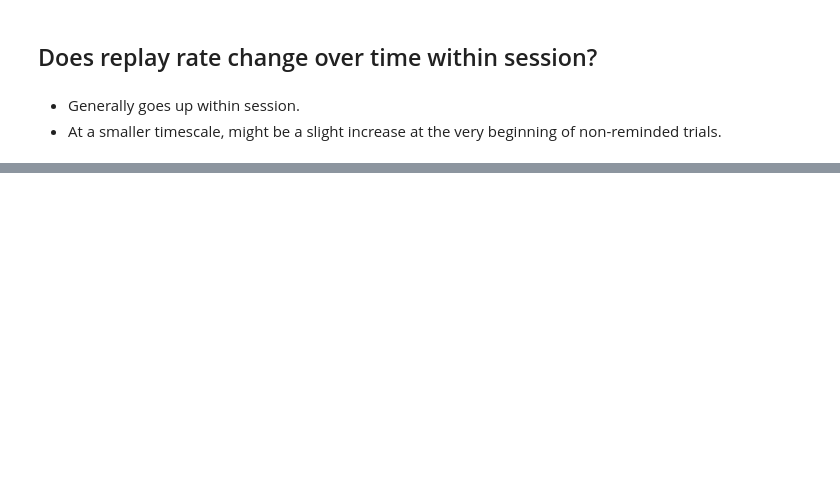
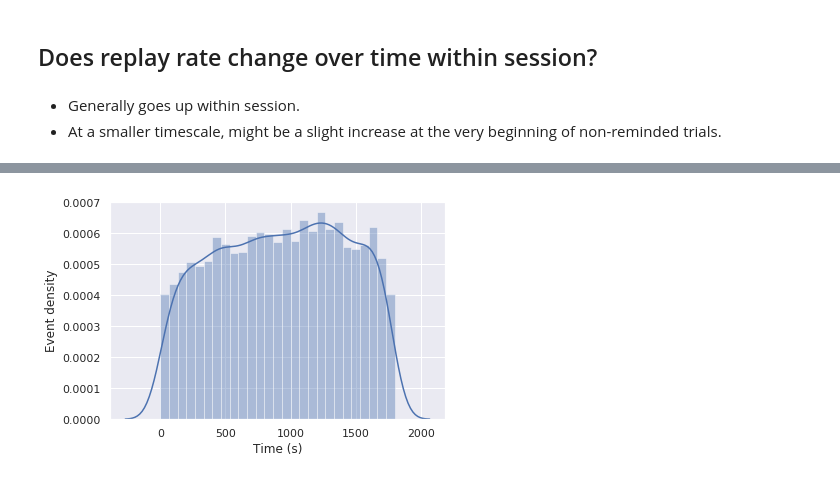
Before and after one commit to asugden/pool, a Jupyter notebook: notebooks/replay1/replay_rate_questions.ipynb, the cells around one changed output, grey strips where cells are left out. Drawn from its saved outputs; the diff is of its cells as text; code cells hidden in the pictures; blank space fills up the shorter version.

Commit message:
Work on notebook Ignore notebook checkpoints

```diff
--- a/notebooks/replay1/replay_rate_questions.ipynb
+++ b/notebooks/replay1/replay_rate_questions.ipynb
@@ -46,7 +47,7 @@ reminded_events, reminded_time, reminded_runs = 0, 0, 0
 # %%
 for mouse in mice:
     for date in mouse.dates():
-        for run in date.runs(runs=[6]):
+        for run in date.runs(runs=[6, 8]):
             c2p = run.classify2p()
             t2p = run.trace2p()
 
@@ -55,14 +56,14 @@ for mouse in mice:
             lo = t2p.lastonset()
             events = sum(counts['plus'] > lo) + sum(counts['minus'] > lo) + sum(counts['neutral'] > lo)
 
-            frames = results.values()[0].shape[0]
+            n_frames = results.values()[0].shape[0]
             framerate = t2p.framerate
 
             unreminded_events += events
-            unreminded_time += (frames - lo) * framerate
+            unreminded_time += (n_frames - lo) / framerate
             unreminded_runs += 1
 
-        for run in date.runs(runs=[9]):
+        for run in date.runs(runs=[9, 10, 11]):
             c2p = run.classify2p()
             t2p = run.trace2p()
 
@@ -71,11 +72,11 @@ for mouse in mice:
             lo = t2p.lastonset()
             events = sum(counts['plus'] > lo) + sum(counts['minus'] > lo) + sum(counts['neutral'] > lo)
 
-            frames = results.values()[0].shape[0]
+            n_frames = results.values()[0].shape[0]
             framerate = t2p.framerate
 
             reminded_events += events
-            reminded_time += (frames - lo) * framerate
+            reminded_time += (n_frames - lo) / framerate
             reminded_runs += 1
 # %%
 print("""
@@ -118,4 +118,5 @@ result_list = []
 # %%
+result_list, frames_list = [], []
 for mouse in mice:
     for date in mouse.dates():
         for run in date.runs(runs=run_nums):
@@ -133,10 +134,22 @@ for mouse in mice:
                 c = c[c > lo]
                 df = pd.DataFrame({
                     'time': c / framerate,
+                    'time_since_last_onset': (c - lo) / framerate,
                     'type': replay_type,
                     'mouse': run.mouse,
                     'date': run.date,
                     'run': run.run})
                 result_list.append(df)
 
+            frames = np.arange(results.values()[0].shape[0])
+            frames_df = pd.DataFrame({
+                'time': frames / framerate,
+                'time_since_last_onset': (frames - lo) / framerate,
+                'mouse': run.mouse,
+                'date': run.date,
+                'run': run.run})
+            frames_list.append(frames_df)
+
+
 result = pd.concat(result_list, ignore_index=True)
+frames = pd.concat(frames_list, ignore_index=True)
@@ -170,2 +186,11 @@ result_rezeroed = result_rezeroed.loc[(result_rezeroed.time > 0) & (result_rezer
+# %%
+plt.figure()
+sns.distplot(
+    result.time_since_last_onset, hist=True, kde=True,
+    hist_kws={'range': (0, 1800)}, kde_kws={'clip': (0, 1800)})
+plt.xlabel('Time (s)')
+plt.ylabel('Event density');
+# %% [output]
+[figure, added]
 # %%
 plt.figure()
```
Also changed, not shown: parts of 22 cells of this notebook, 1 other file.
